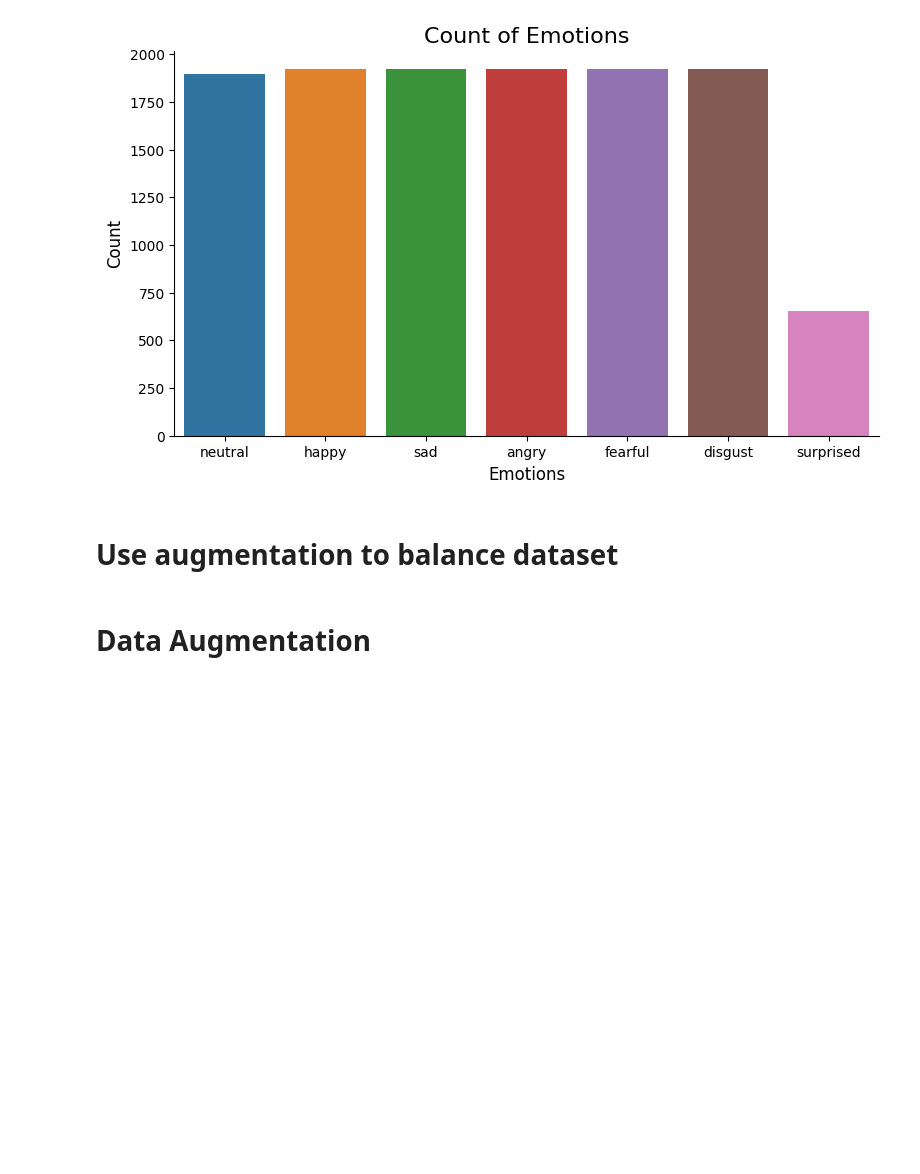
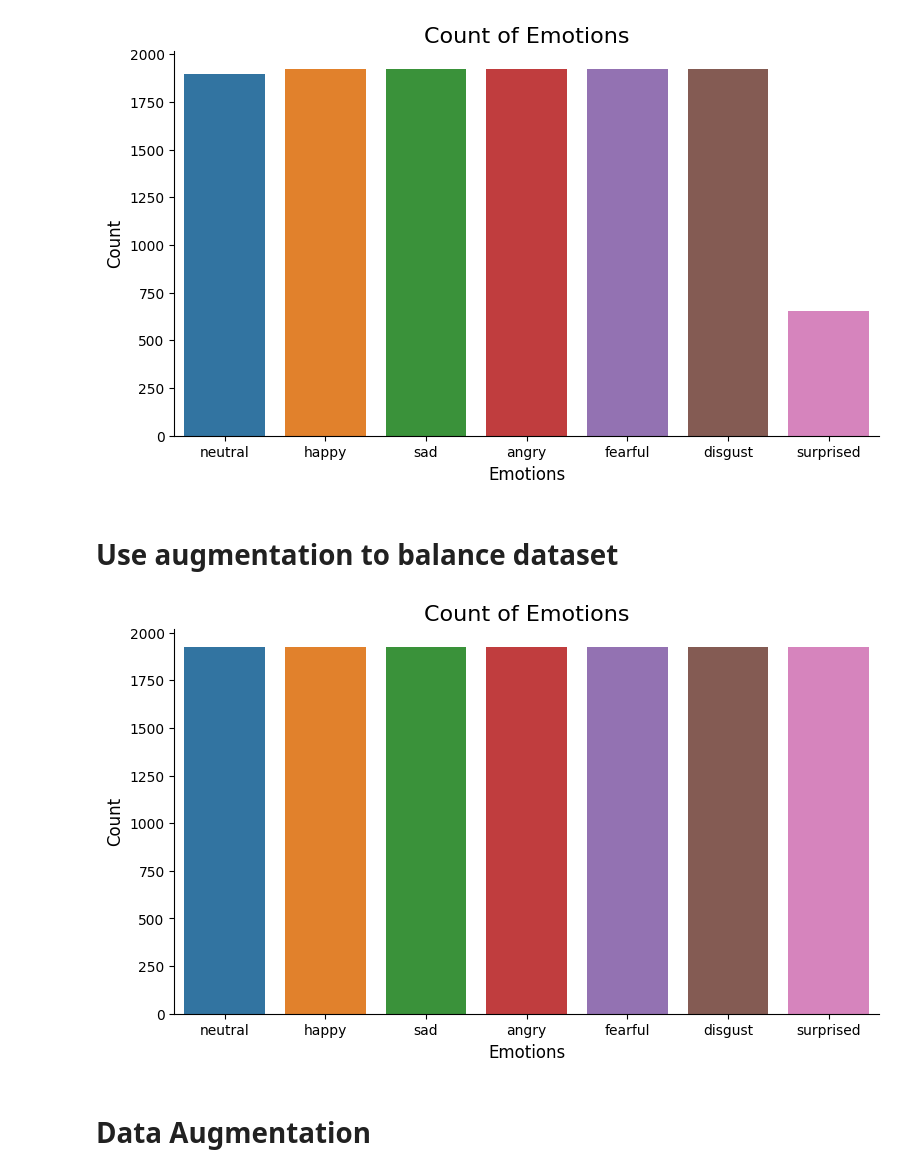
Before and after one commit to HuynhHanDong/Speech-Emotion-Recognition, a Jupyter notebook: Speech_Emotion_Recognition.ipynb, the cells around one changed output. Cells and saved outputs as stored; diff of their text form; code cells hidden in the pictures; blank space fills up the shorter version.

```diff
--- a/Speech_Emotion_Recognition.ipynb
+++ b/Speech_Emotion_Recognition.ipynb
@@ -257,16 +257,18 @@ sns.despine(top=True, right=True, left=False, bottom=False)
 # %% [markdown]
 # Use augmentation to balance dataset
 # %%
-# combined_df = pd.read_csv("balanced_audio_dataset.csv")
+combined_df = pd.read_csv("balanced_audio_dataset.csv")
 
-# fig = plt.figure(figsize=(20, 5))
+fig = plt.figure(figsize=(20, 5))
 
-# fig.add_subplot(121)
-# plt.title('Count of Emotions', size=16)
-# sns.countplot(x=combined_df["Emotion"], hue=combined_df["Emotion"], legend=False)
-# plt.ylabel('Count', size=12)
-# plt.xlabel('Emotions', size=12)
-# sns.despine(top=True, right=True, left=False, bottom=False)
+fig.add_subplot(121)
+plt.title('Count of Emotions', size=16)
+sns.countplot(x=combined_df["Emotion"], hue=combined_df["Emotion"], legend=False)
+plt.ylabel('Count', size=12)
+plt.xlabel('Emotions', size=12)
+sns.despine(top=True, right=True, left=False, bottom=False)
+# %% [output]
+[figure, added]
 # %% [markdown]
 # Data Augmentation
 # %%
```
Also changed, not shown: parts of 12 cells of this notebook, 5 other files.
